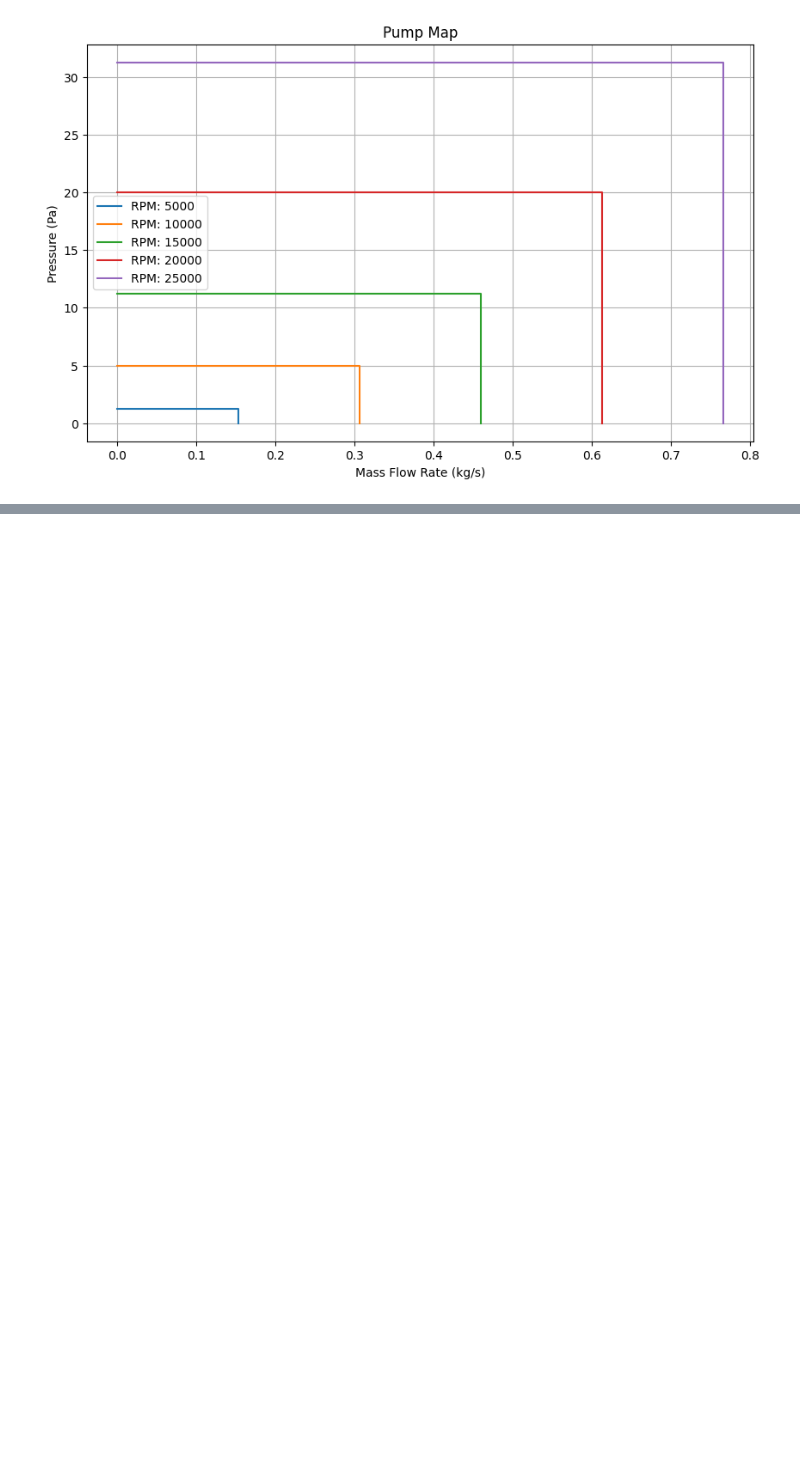
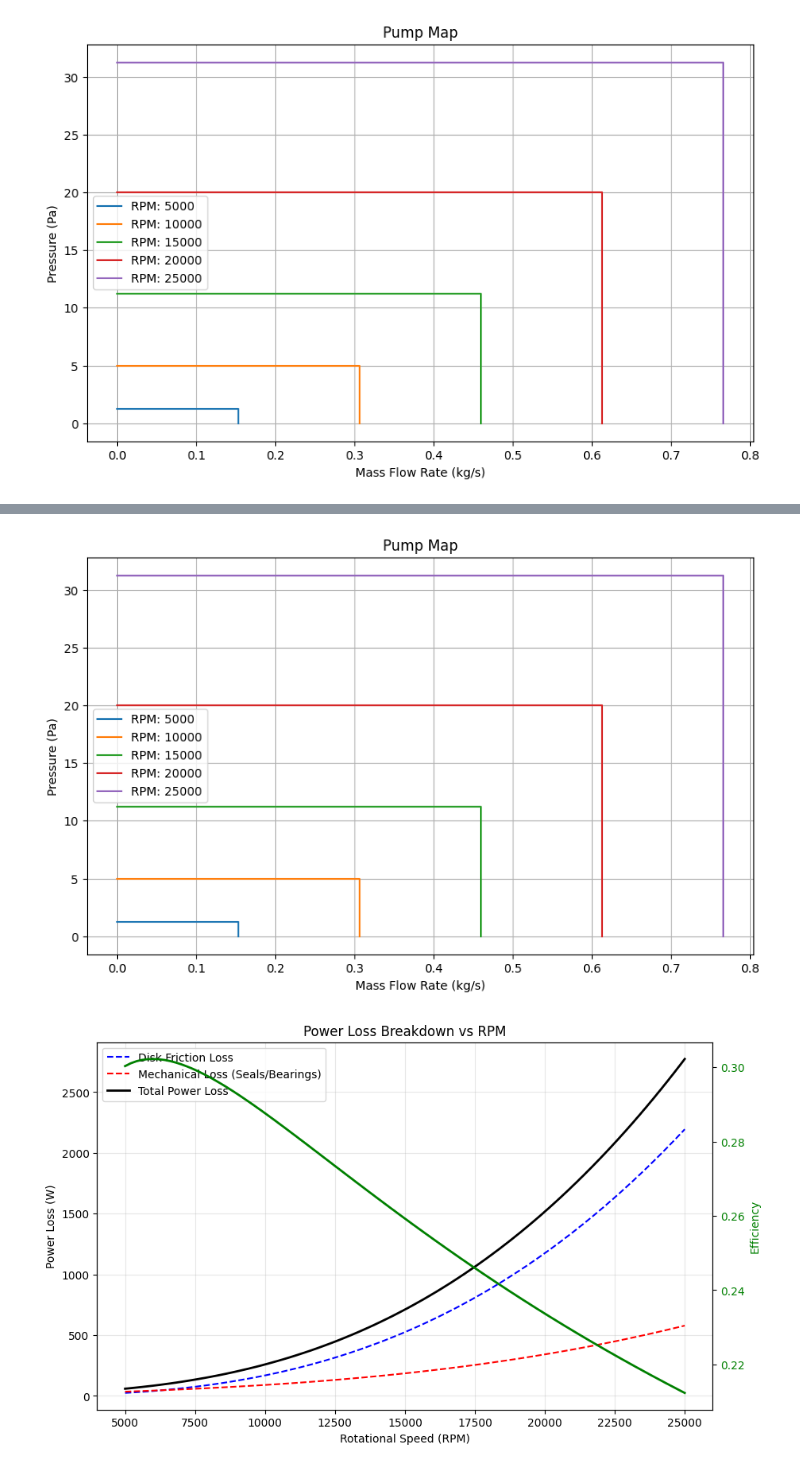
Before and after one commit to LpHiX/FYPTurbine, a Jupyter notebook: barskesizer.ipynb, the cells around one changed output, grey strips where cells are left out. Drawn from its saved outputs; the diff is of its cells as text; code cells hidden in the pictures; blank space fills up the shorter version.

```diff
--- a/barskesizer.ipynb
+++ b/barskesizer.ipynb
@@ -438,3 +438,29 @@ Outputs:
 [figure]
 [figure]
 [figure]
+# %%
+from prop_components.barskepump import BarskePump
+from mech_components.mechanicalseal import MechanicalSeal
+from mech_components.bearing import Bearing
+
+import numpy as np
+
+top_bearing = Bearing(d=10.0, D=22.0, series=619, visc=1.0, C_0_kN=1.27, submerged=False)
+bot_bearing = Bearing(d=10.0, D=22.0, series=619, visc=1.0, C_0_kN=1.27, submerged=True)
+seal_59U14 = MechanicalSeal(OD_mm=19.5, ID_mm=15, BD_mm=14, F_sp=100)
+
+impeller = BarskePump(
+    mdot_desired=0.3,  # kg/s
+    p_desired=20 * 1e5,    # Pa
+    rho=1000,           # kg/m3
+    visc=1.002e-6,          # Pa.s
+    RPM=20000,
+    top_bearing=top_bearing,
+    bot_bearing=bot_bearing,
+    mechanical_seal=seal_59U14)
+impeller.pretty_print()
+impeller.visualize()
+impeller.plot_pump_map(rpms=np.linspace(5000, 25000, 5))
+impeller.plot_partload_losses(rpms=np.linspace(5000, 25000, 100))
+impeller.plot_partload_npsh(rpms=np.linspace(5000, 25000, 100))
+# %% [output]
@@ -440,0 +485,2 @@ Outputs:
+[figure, added]
+[figure, added]
```
Also changed, not shown: parts of 2 cells of this notebook, 8 other files.
